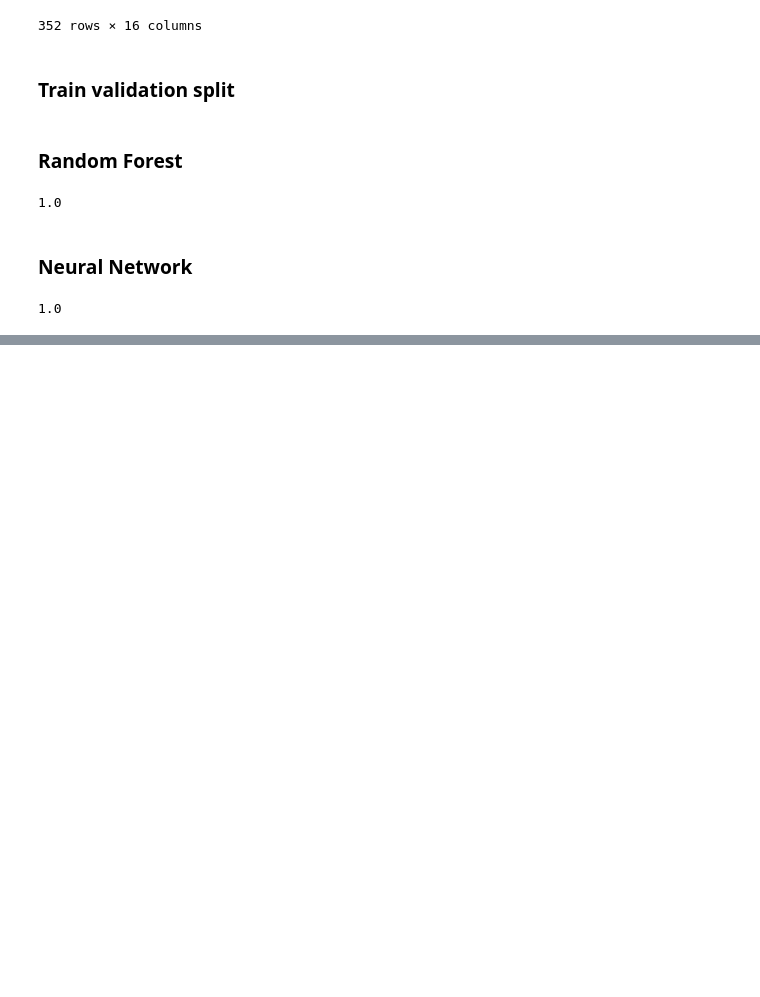
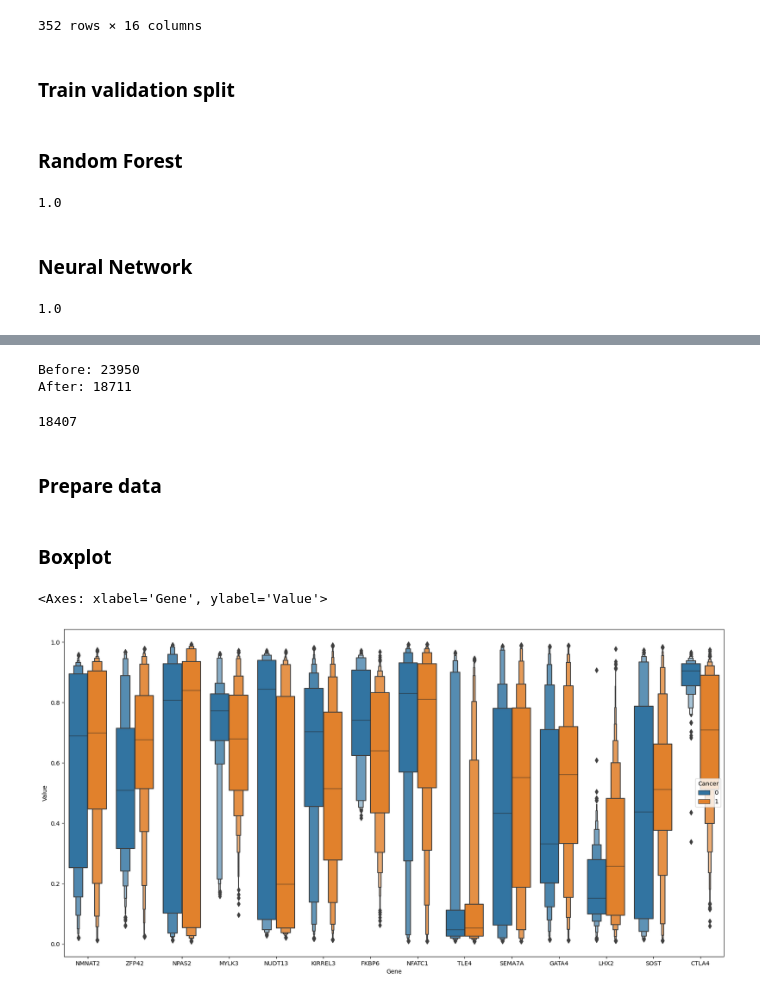
Before and after one commit to viola-dzianisava/Analysing-DNA-methylation-in-patients-with-colon-cancer, a Jupyter notebook: dis.ipynb, the cells around one changed output, grey strips where cells are left out. Cells and saved outputs as stored; diff of their text form; code cells hidden in the pictures; blank space fills up the shorter version.

```diff
--- a/dis.ipynb
+++ b/dis.ipynb
@@ -477,0 +484,18 @@ accuracy_score(y_test, y_pred)
+# %%
+print("Before:", len(all_genes))
+all_genes_without_long = [gen for gen in all_genes if ';' not in gen]
+print("After:", len(all_genes_without_long))
+# %% [output]
+Before: 23950
+After: 18711
+# %%
+normal_genes_names = set(gene for gene in normal_genes_df.index if ';' not in gene)
+tumor_genes_names = set(gene for gene in tumor_genes_df.index if ';' not in gene)
+#[aaa; sss; ddd, hhhh;uuuu, rrr]
+#находим только общие гены
+common_gene_names = list(normal_genes_names & tumor_genes_names)
+print(len(common_gene_names))
+# %% [output]
+18407
+# %% [markdown]
+### Prepare data
@@ -477,0 +553,15 @@ accuracy_score(y_test, y_pred)
+# %% [markdown]
+### Boxplot
+# %%
+#making the placeholder for the graph
+_, ax = plt.subplots(1,1, figsize=(20, 10))
+sns.boxenplot(
+    gene_value_df,
+    x="Gene",
+    y="Value",
+    hue="Cancer",
+    ax=ax,
+)
+# %% [output]
+<Axes: xlabel='Gene', ylabel='Value'>
+[figure, added]
```
Also changed, not shown: parts of 10 cells of this notebook, 1 other file.
